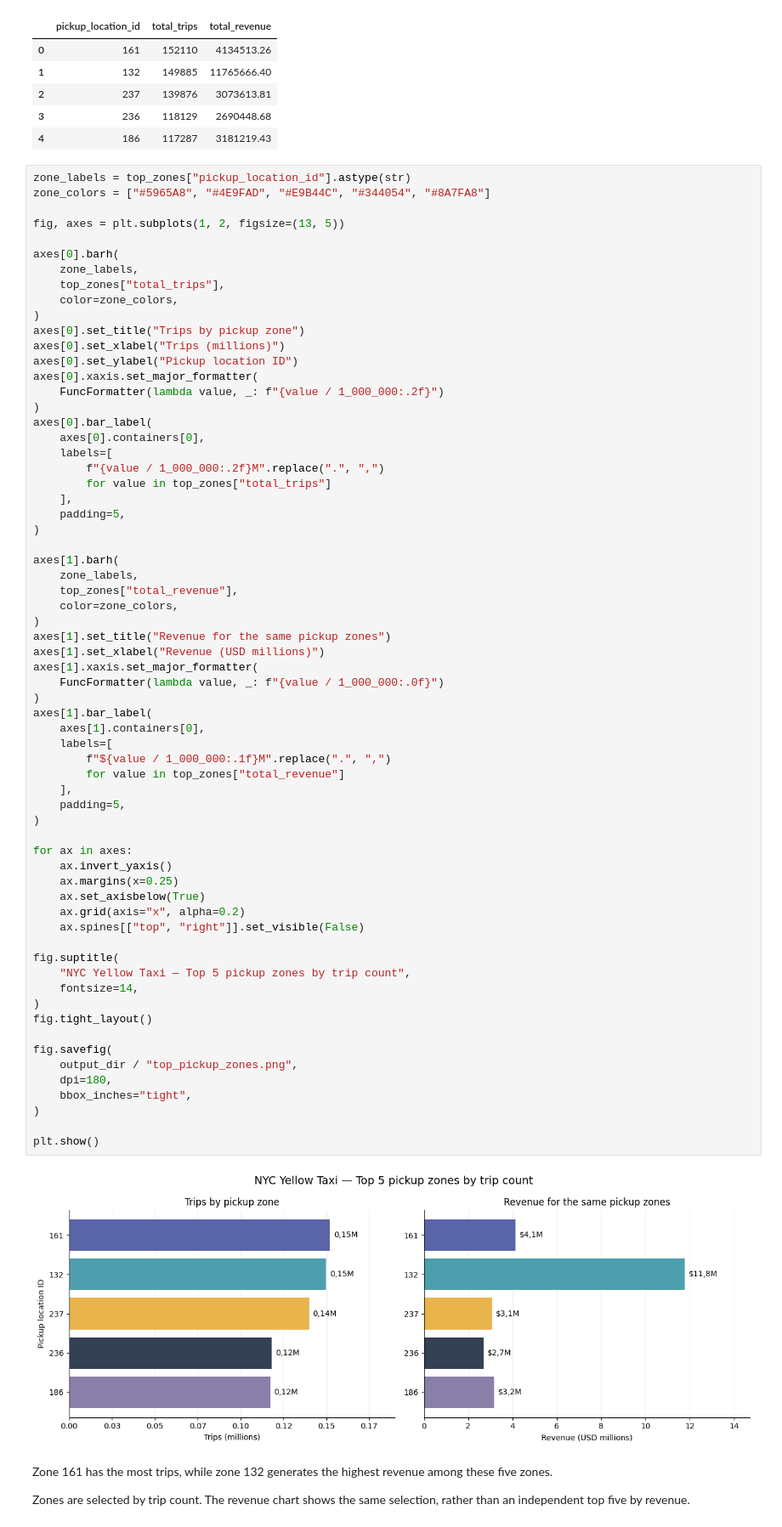
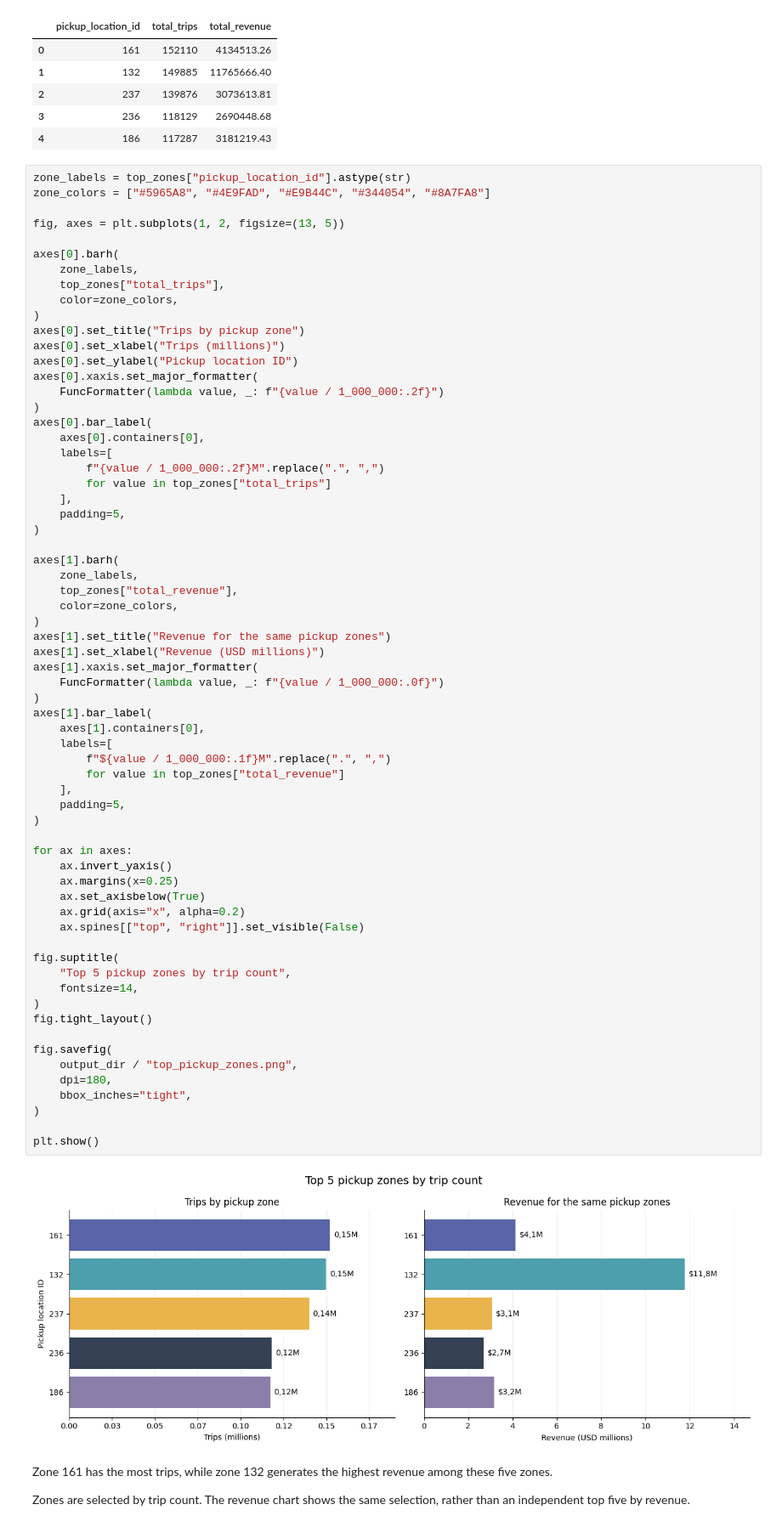
Before and after one commit to Homeyra-mhm/duckdb-dbt-challenge, a Jupyter notebook: notebooks/results_analysis.ipynb, the cells around one changed output. Shown at 85% size. Drawn from its saved outputs; the diff is of its cells as text.

```diff
--- a/notebooks/results_analysis.ipynb
+++ b/notebooks/results_analysis.ipynb
@@ -174,35 +174,35 @@ axes[1].xaxis.set_major_formatter(
 )
 axes[1].bar_label(
     axes[1].containers[0],
     labels=[
         f"${value / 1_000_000:.1f}M".replace(".", ",")
         for value in top_zones["total_revenue"]
     ],
     padding=5,
 )
 
 for ax in axes:
     ax.invert_yaxis()
     ax.margins(x=0.25)
     ax.set_axisbelow(True)
     ax.grid(axis="x", alpha=0.2)
     ax.spines[["top", "right"]].set_visible(False)
 
 fig.suptitle(
-    "NYC Yellow Taxi — Top 5 pickup zones by trip count",
+    "Top 5 pickup zones by trip count",
     fontsize=14,
 )
 fig.tight_layout()
 
 fig.savefig(
     output_dir / "top_pickup_zones.png",
     dpi=180,
     bbox_inches="tight",
 )
 
 plt.show()
 # %% [output]
-[figure, old version]
+[figure, new version]
 # %% [markdown]
 Zone 161 has the most trips, while zone 132 generates the highest
 revenue among these five zones.
```
Also changed, not shown: parts of 2 cells of this notebook, 3 other files.
